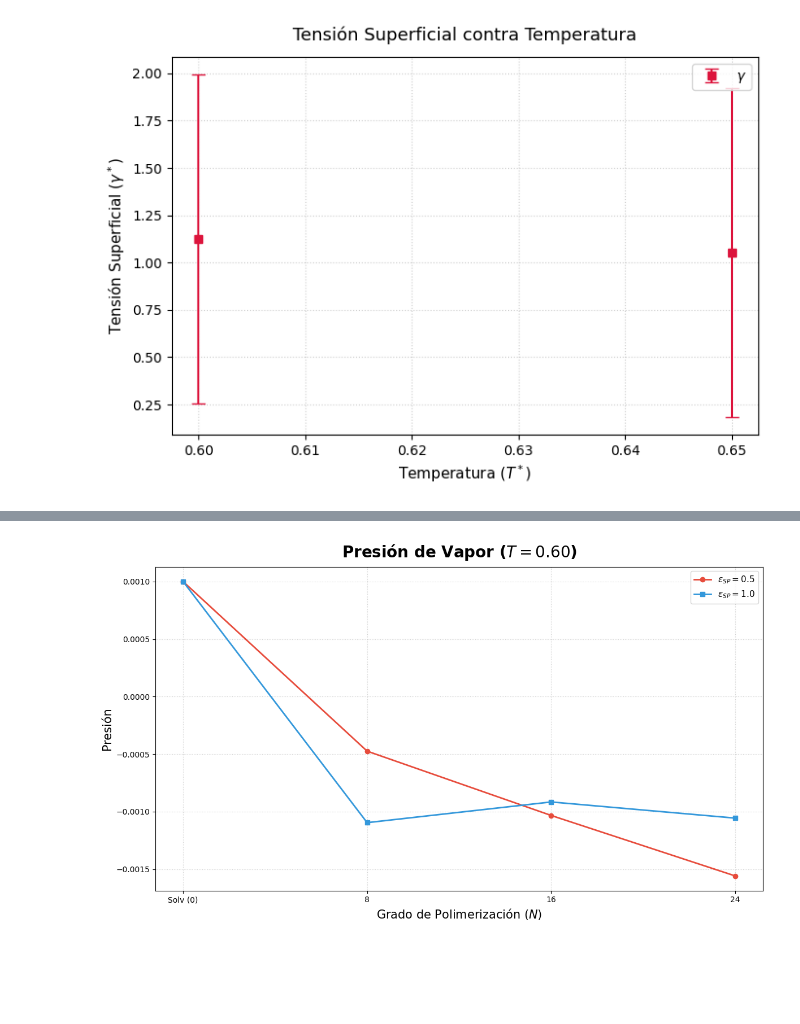
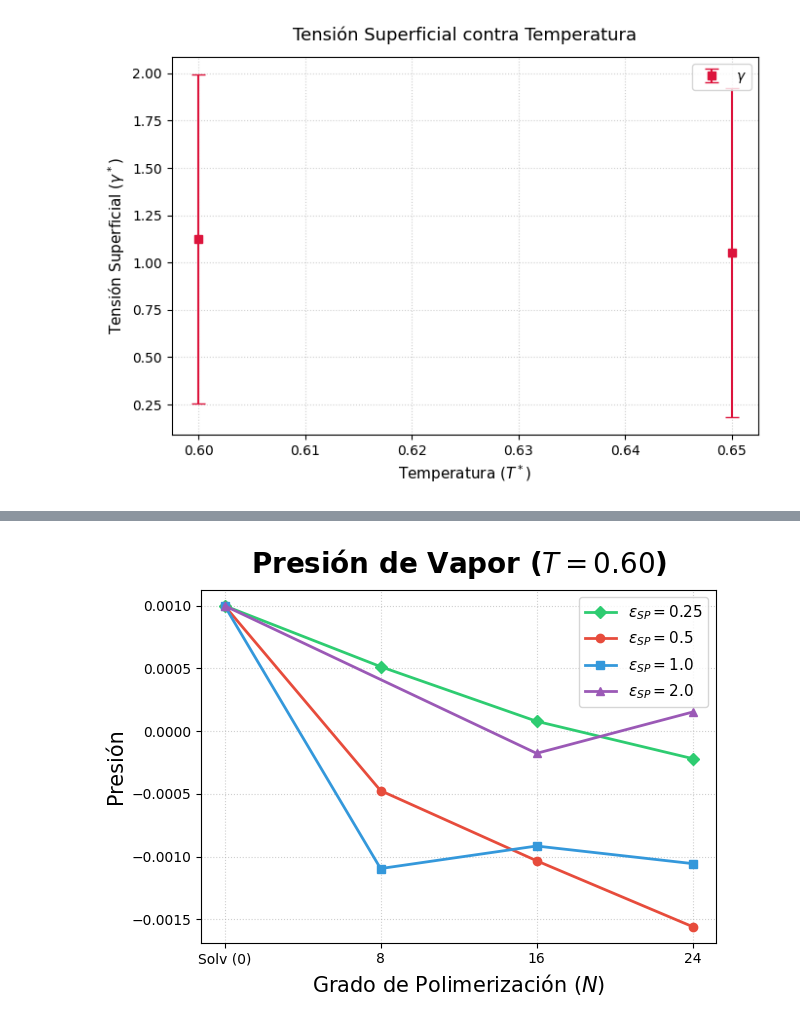
Before and after one commit to FabioNH86/Molecular-Dinamics, a Jupyter notebook: Equilibrio.ipynb, the cells around one changed output, grey strips where cells are left out. Cells and saved outputs as stored; diff of their text form; code cells hidden in the pictures; blank space fills up the shorter version.

Commit message:
Busqueda solvente teta

```diff
--- a/Equilibrio.ipynb
+++ b/Equilibrio.ipynb
@@ -327,78 +415,68 @@ import matplotlib.pyplot as plt
 import pandas as pd
 import numpy as np
 
-# ==========================================
-# CONFIGURACIÓN: Elige la temperatura a graficar
-# ==========================================
-temp_target = 0.60  # Puedes cambiar a 0.65 aquí
+temp_target = 0.60
 
-# 1. Estructurar los datos en un DataFrame común
 datos_grafica = []
 idx = 0
 
 datos_sol_puro = [
     # --- Para T = 0.60 ---
-    {'Polimerizacion': 0, 'Temperatura': 0.60, 'Epsilon': 0.5, 'P_normal': 0.0010, 'P_normal_err': 0.0308, 'Tension_Superficial': 1.1254, 'Tension_err': 0.8825},
-    {'Polimerizacion': 0, 'Temperatura': 0.60, 'Epsilon': 1.0, 'P_normal': 0.0010, 'P_normal_err': 0.0308, 'Tension_Superficial': 1.1254, 'Tension_err': 0.8825},
-
+    {'Polimerizacion': 0, 'Temperatura': 0.60, 'Epsilon': 0.25, 'P_normal': 0.0010, 'P_normal_err': 0.0308, 'Tension_Superficial': 1.1254, 'Tension_err': 0.8825},
+    {'Polimerizacion': 0, 'Temperatura': 0.60, 'Epsilon': 0.5,  'P_normal': 0.0010, 'P_normal_err': 0.0308, 'Tension_Superficial': 1.1254, 'Tension_err': 0.8825},
+    {'Polimerizacion': 0, 'Temperatura': 0.60, 'Epsilon': 1.0,  'P_normal': 0.0010, 'P_normal_err': 0.0308, 'Tension_Superficial': 1.1254, 'Tension_err': 0.8825},
+    {'Polimerizacion': 0, 'Temperatura': 0.60, 'Epsilon': 2.0,  'P_normal': 0.0010, 'P_normal_err': 0.0308, 'Tension_Superficial': 1.1254, 'Tension_err': 0.8825},
     # --- Para T = 0.65 ---
-    {'Polimerizacion': 0, 'Temperatura': 0.65, 'Epsilon': 0.5, 'P_normal': 0.0004, 'P_normal_err': 0.0261, 'Tension_Superficial': 1.0510, 'Tension_err': 0.8693},
-    {'Polimerizacion': 0, 'Temperatura': 0.65, 'Epsilon': 1.0, 'P_normal': 0.0004, 'P_normal_err': 0.0261, 'Tension_Superficial': 1.0510, 'Tension_err': 0.8693}
+    {'Polimerizacion': 0, 'Temperatura': 0.65, 'Epsilon': 0.25, 'P_normal': 0.0004, 'P_normal_err': 0.0261, 'Tension_Superficial': 1.0510, 'Tension_err': 0.8693},
+    {'Polimerizacion': 0, 'Temperatura': 0.65, 'Epsilon': 0.5,  'P_normal': 0.0004, 'P_normal_err': 0.0261, 'Tension_Superficial': 1.0510, 'Tension_err': 0.8693},
+    {'Polimerizacion': 0, 'Temperatura': 0.65, 'Epsilon': 1.0,  'P_normal': 0.0004, 'P_normal_err': 0.0261, 'Tension_Superficial': 1.0510, 'Tension_err': 0.8693},
+    {'Polimerizacion': 0, 'Temperatura': 0.65, 'Epsilon': 2.0,  'P_normal': 0.0004, 'P_normal_err': 0.0261, 'Tension_Superficial': 1.0510, 'Tension_err': 0.8693},
 ]
 
 for p in polimarizacion:
     for temp in temperaturas:
         for eps in epsilon:
             res = todos_resultados[idx]
             ten_sup = tensiones_superficiales[idx]
-
             if res is not None:
-                std_tension = (long_caja / 2.0) * np.sqrt(res['P_normal_std']**2 + res['P_tangencial_std']**2)
-
+                std_tension = (long_caja / 2.0) * np.sqrt(
+                    res['P_normal_std']**2 + res['P_tangencial_std']**2)
                 datos_grafica.append({
-                    'Polimerizacion': p,
-                    'Temperatura': temp,
-                    'Epsilon': eps,
-                    'P_normal': res['P_normal_mean'],
-                    'P_normal_err': res['P_normal_std'] / np.sqrt(res['n_frames']),
+                    'Polimerizacion'     : p,
+                    'Temperatura'        : temp,
+                    'Epsilon'            : eps,
+                    'P_normal'           : res['P_normal_mean'],
+                    'P_normal_err'       : res['P_normal_std'] / np.sqrt(res['n_frames']),
                     'Tension_Superficial': ten_sup,
-                    'Tension_err': std_tension / np.sqrt(res['n_frames'])
+                    'Tension_err'        : std_tension / np.sqrt(res['n_frames'])
                 })
             idx += 1
 
 datos_grafica.extend(datos_sol_puro)
-
 df_plot = pd.DataFrame(datos_grafica)
 
-# Filtrar por la temperatura seleccionada y ordenar por N
 df_filtrado = df_plot[df_plot['Temperatura'] == temp_target].sort_values(by='Polimerizacion')
 
-# 2. Creación del gráfico único
-plt.figure(figsize=(12, 7))
-colores = {0.5: '#e74c3c', 1.0: '#3498db'}
-marcadores = {0.5: 'o', 1.0: 's'}
+plt.figure()
+colores   = {0.25: '#2ecc71', 0.5: '#e74c3c', 1.0: '#3498db', 2.0: '#9b59b6'}
+marcadores = {0.25: 'D',      0.5: 'o',        1.0: 's',       2.0: '^'}
 
-for eps in epsilon:
+for eps in sorted(df_filtrado['Epsilon'].unique()):
     df_eps = df_filtrado[df_filtrado['Epsilon'] == eps]
-
     plt.errorbar(
-        df_eps['Polimerizacion'], df_eps['P_normal'], #yerr=df_eps['P_normal_err'],
-        fmt=marcadores[eps] + '-', color=colores[eps], linewidth=2, elinewidth=1.5,
+        df_eps['Polimerizacion'], df_eps['P_normal'],
+        fmt=marcadores[eps] + '-', color=colores[eps],
+        linewidth=2, elinewidth=1.5,
         capsize=4, label=f'$\\epsilon_{{SP}} = {eps}$'
     )
 
-# Configuración de estilo y etiquetas
 plt.title(f'Presión de Vapor ($T = {temp_target:.2f}$)', fontsize=20, pad=12, fontweight='bold')
 plt.xlabel('Grado de Polimerización ($N$)', fontsize=15)
 plt.ylabel('Presión', fontsize=15)
-
-# Ticks del eje X incluyendo al solvente puro
 plt.xticks([0, 8, 16, 24], ['Solv (0)', '8', '16', '24'])
-
 plt.grid(True, linestyle=':', alpha=0.6)
 plt.legend(frameon=True, fontsize=11, loc='best')
-
 plt.tight_layout()
 plt.show()
 # %% [output]
-[figure, old version]
+[figure, new version]
```
Also changed, not shown: parts of 4 cells of this notebook, 3 other files.
